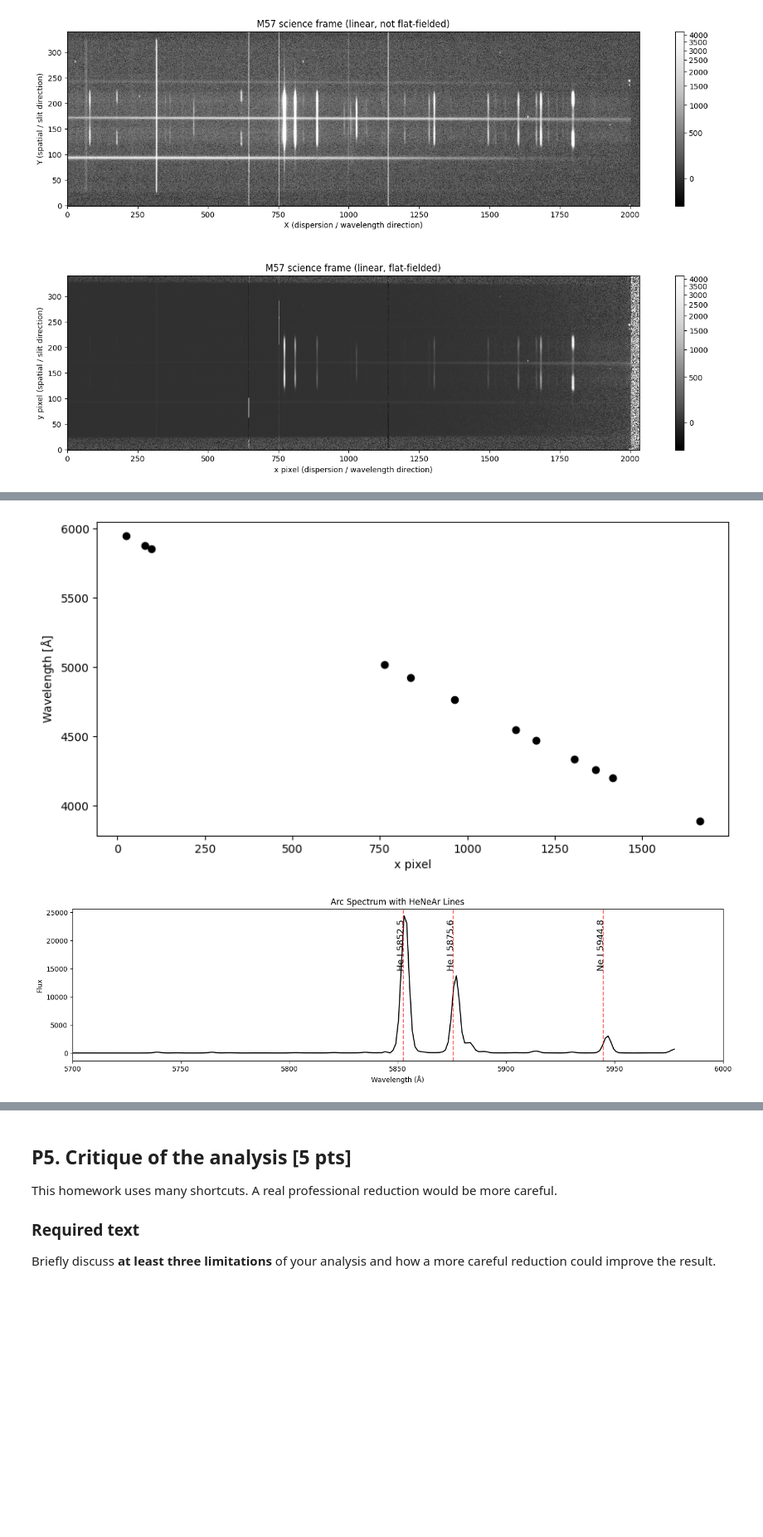
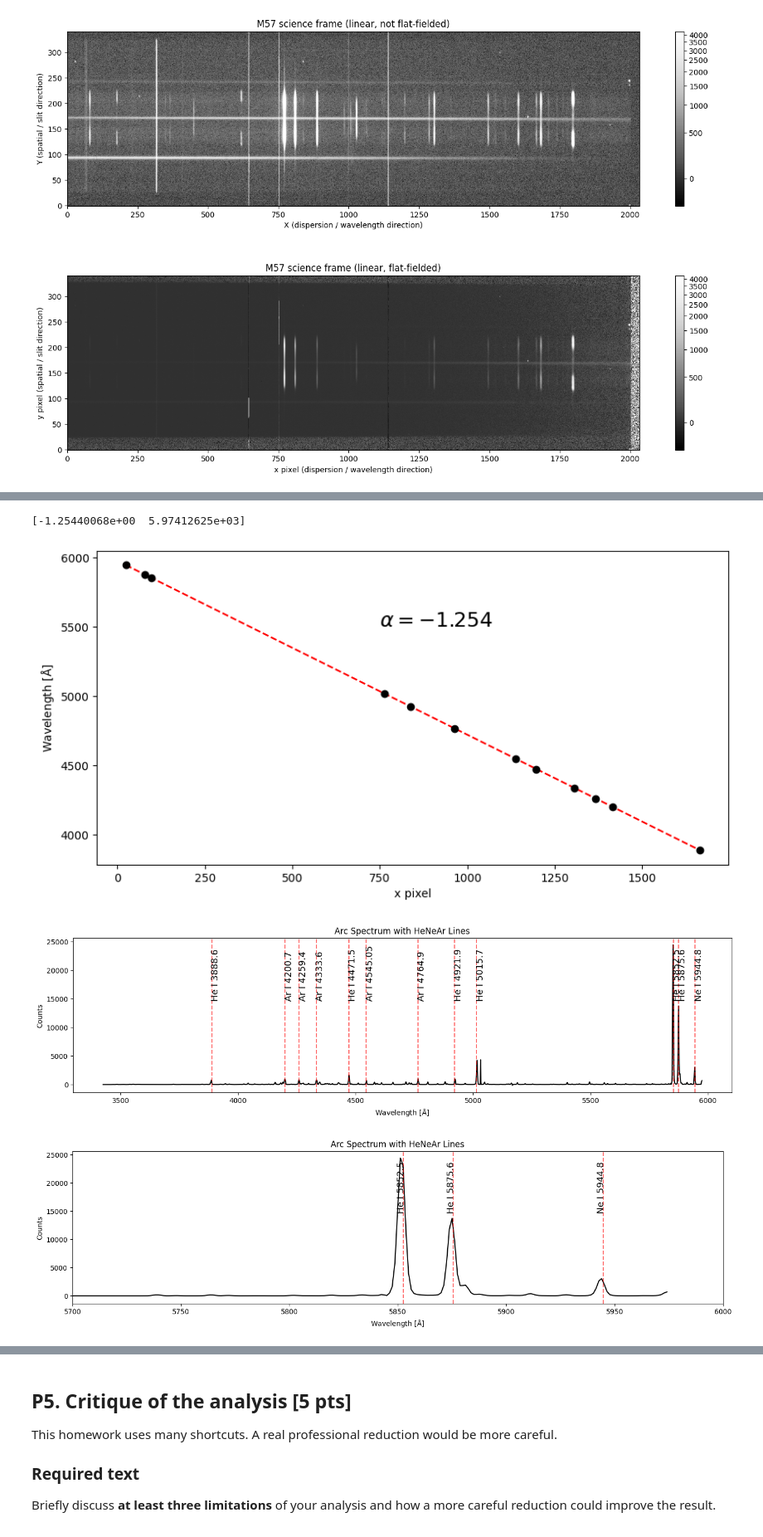
Before and after one commit to oliviergilbertastro/UMich, a Jupyter notebook: ASTRO501/hw4b/HW4b_v3.ipynb, the cells around one changed output, grey strips where cells are left out. Shown at 83% size. Cells and saved outputs as stored; diff of their text form; code cells hidden in the pictures; blank space fills up the shorter version.

```diff
--- a/ASTRO501/hw4b/HW4b_v3.ipynb
+++ b/ASTRO501/hw4b/HW4b_v3.ipynb
@@ -299,36 +299,51 @@ for i,l in enumerate(detected_lines):
     plt.text(l-28, 15000, f"{he_ne_ar_lines_elem[i]} {he_ne_ar_lines[i]}", fontsize=13, color='black', rotation=90)
 plt.xlabel("x pixel")
 plt.ylabel("Counts")
 plt.title("Arc Spectrum with prominent HeNeAr Lines")
 plt.show()
 
 
 # Find the wavelength solution
 from scipy.optimize import curve_fit
 params, _ = curve_fit(lambda x,a,b: a*x+b, detected_lines, he_ne_ar_lines)
-
+print(params)
+plt.plot(detected_lines, np.array(detected_lines)*params[0]+params[1], marker="None", ls="--", color="red")
 plt.plot(detected_lines, he_ne_ar_lines, marker="o", ls="None", color="black")
 plt.xlabel("x pixel")
 plt.ylabel(r"Wavelength [$\mathrm{\AA}$]")
+plt.text(750,5500,rf"$\alpha={params[0]:.3f}$",fontsize=18)
 plt.show()
 
+# Test wavelength solution by plotting lines
+wave = np.arange(len(arc_1d))*params[0]+params[1]
+plt.figure(figsize=(17,4))
+plt.plot(wave, arc_1d, color='black')
+
+for i,l in enumerate(he_ne_ar_lines):
+    plt.axvline(l, color='red', linestyle='--', alpha=0.6)
+    plt.text(l-3, 15000, f"{he_ne_ar_lines_elem[i]} {l}", fontsize=13, color='black', rotation=90)
+
+plt.xlabel(r"Wavelength [$\mathrm{\AA}$]")
+plt.ylabel("Counts")
+plt.title("Arc Spectrum with HeNeAr Lines")
 plt.show()
-
 plt.figure(figsize=(17,4))
 plt.plot(wave, arc_1d, color='black')
 
 for i,l in enumerate(he_ne_ar_lines):
     if l > 5700 and l < 6000:
         plt.axvline(l, color='red', linestyle='--', alpha=0.6)
         plt.text(l-3, 15000, f"{he_ne_ar_lines_elem[i]} {l}", fontsize=13, color='black', rotation=90)
 
-plt.xlabel("Wavelength (Å)")
-plt.ylabel("Flux")
+plt.xlabel(r"Wavelength [$\mathrm{\AA}$]")
+plt.ylabel("Counts")
 plt.title("Arc Spectrum with HeNeAr Lines")
 plt.xlim(5700, 6000)
 plt.show()
 # %% [output]
 [figure]
 [figure]
+[-1.25440068e+00  5.97412625e+03]
-[figure, old version]
+[figure, new version]
-[figure, old version]
+[figure, new version]
+[figure, added]
```
Also changed, not shown: parts of 1 cell of this notebook.
